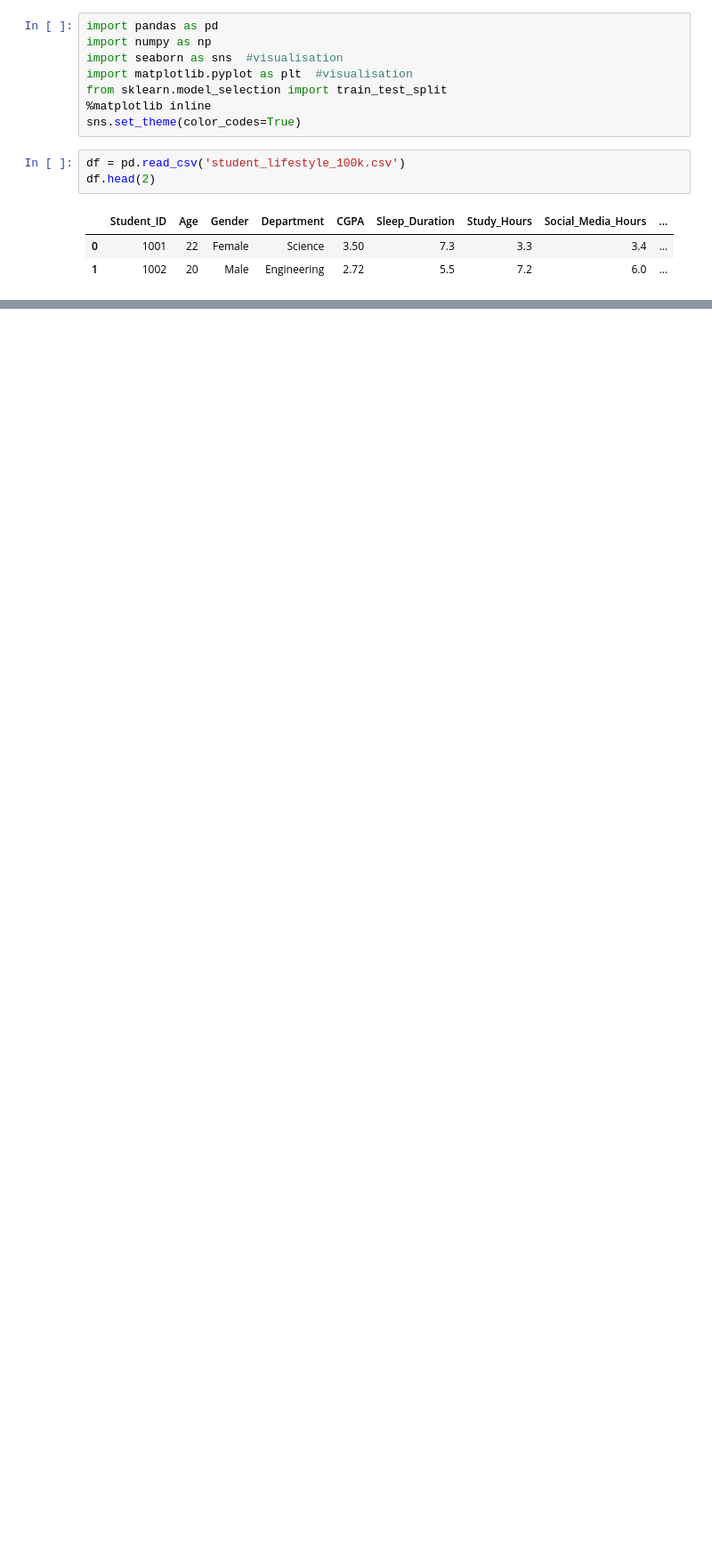
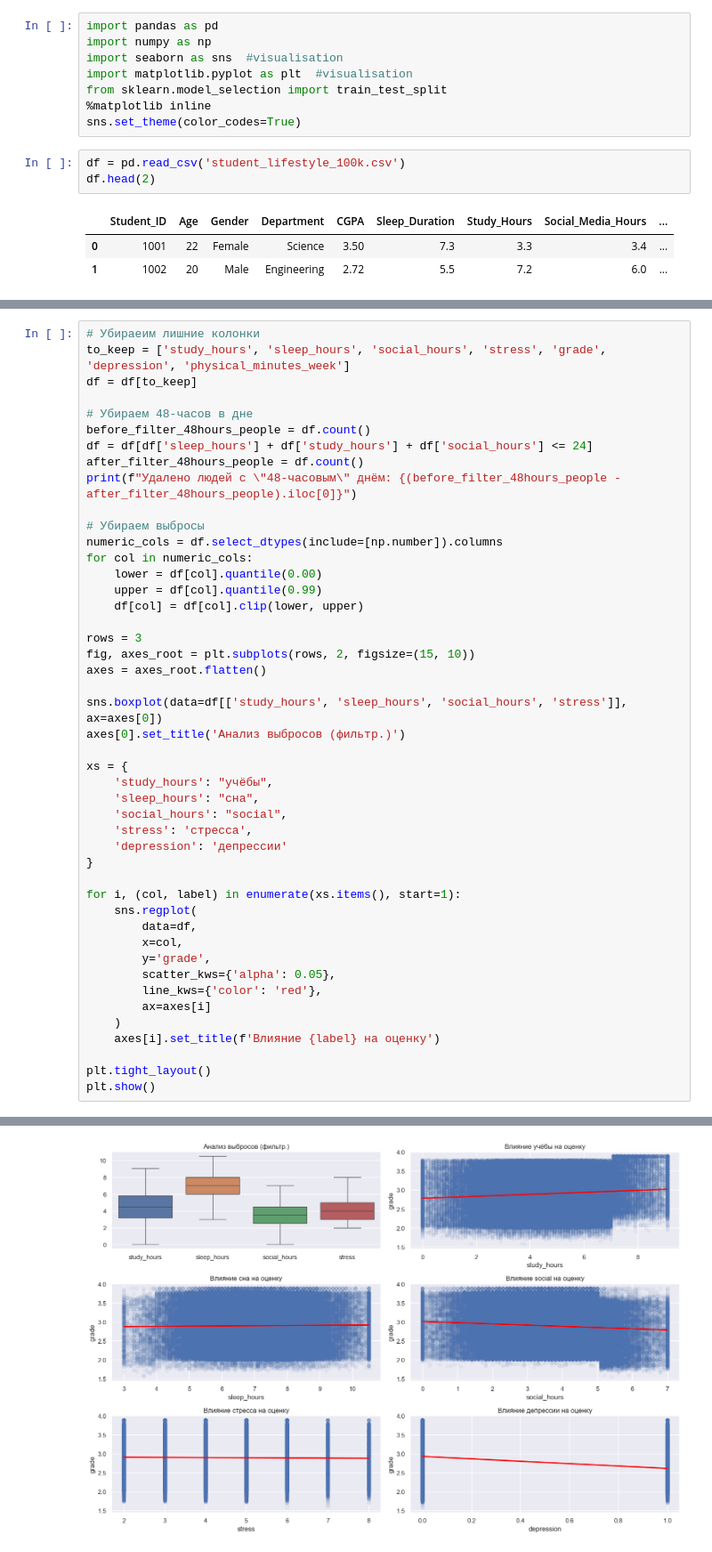
Before and after one commit to nevrozza/DataAnalysis, a Jupyter notebook: lab1/lab1.ipynb, the cells around one changed output, grey strips where cells are left out. Shown at 89% size. Cells and saved outputs as stored; diff of their text form; blank space fills up the shorter version.

```diff
--- a/lab1/lab1.ipynb
+++ b/lab1/lab1.ipynb
@@ -113,0 +119,47 @@ df = ohe_df
+# %%
+# Убираеим лишние колонки
+to_keep = ['study_hours', 'sleep_hours', 'social_hours', 'stress', 'grade', 'depression', 'physical_minutes_week']
+df = df[to_keep]
+
+# Убираем 48-часов в дне
+before_filter_48hours_people = df.count()
+df = df[df['sleep_hours'] + df['study_hours'] + df['social_hours'] <= 24]
+after_filter_48hours_people = df.count()
+print(f"Удалено людей с \"48-часовым\" днём: {(before_filter_48hours_people - after_filter_48hours_people).iloc[0]}")
+
+# Убираем выбросы
+numeric_cols = df.select_dtypes(include=[np.number]).columns
+for col in numeric_cols:
+    lower = df[col].quantile(0.00)
+    upper = df[col].quantile(0.99)
+    df[col] = df[col].clip(lower, upper)
+
+rows = 3
+fig, axes_root = plt.subplots(rows, 2, figsize=(15, 10))
+axes = axes_root.flatten()
+
+sns.boxplot(data=df[['study_hours', 'sleep_hours', 'social_hours', 'stress']], ax=axes[0])
+axes[0].set_title('Анализ выбросов (фильтр.)')
+
+xs = {
+    'study_hours': "учёбы",
+    'sleep_hours': "сна",
+    'social_hours': "social",
+    'stress': 'стресса',
+    'depression': 'депрессии'
+}
+
+for i, (col, label) in enumerate(xs.items(), start=1):
+    sns.regplot(
+        data=df,
+        x=col,
+        y='grade',
+        scatter_kws={'alpha': 0.05},
+        line_kws={'color': 'red'},
+        ax=axes[i]
+    )
+    axes[i].set_title(f'Влияние {label} на оценку')
+
+plt.tight_layout()
+plt.show()
+# %% [output]
@@ -113,0 +167 @@ df = ohe_df
+[figure, added]
```
Also changed, not shown: parts of 32 cells of this notebook, 2 other files.
